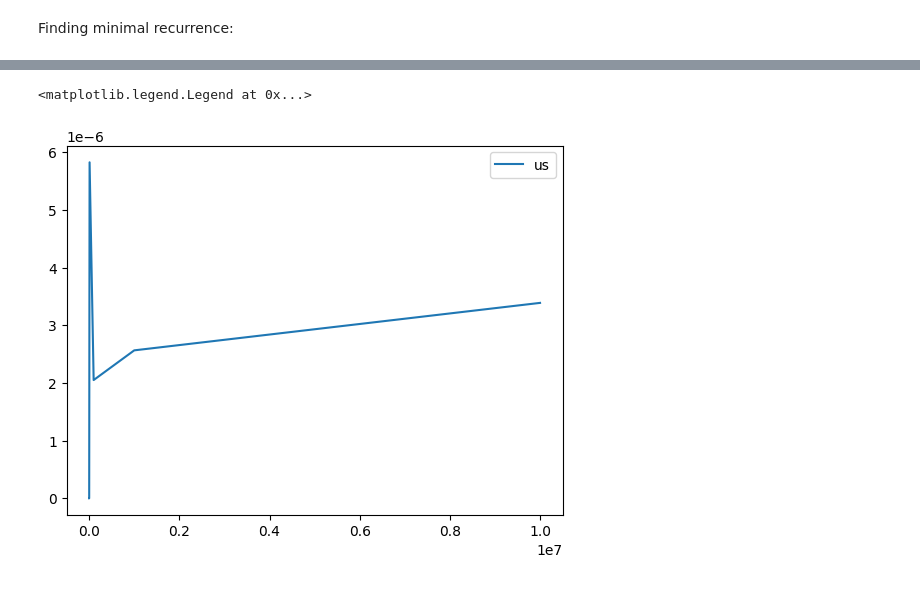
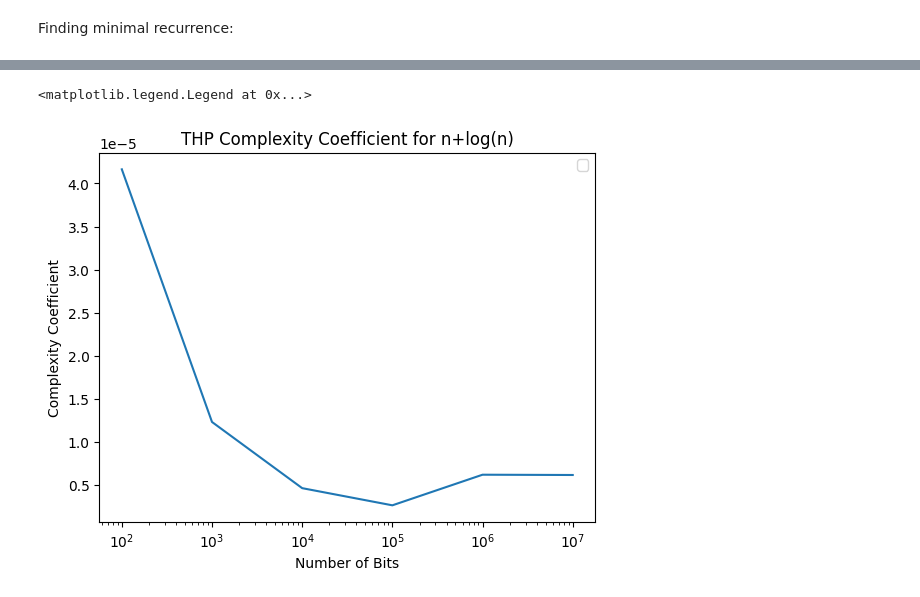
Before and after one commit to Tartertx/LFSR-Research, a Jupyter notebook: algorithm.ipynb, the cells around one changed output, grey strips where cells are left out. Drawn from its saved outputs; the diff is of its cells as text; code cells hidden in the pictures.

```diff
--- a/algorithm.ipynb
+++ b/algorithm.ipynb
@@ -34,7 +34,7 @@ def backTest(upper):
 
     for i in range(upper-1):
         digitLength = 10**(i+1)
-        sampleSize = 1
+        sampleSize = 100
 
         tests = pd.DataFrame(columns=['Test Case', 'Reccurence', 'Solution', 'Solution Length', 'True Length', 'Test Case Length', 'Works?', 'Time']) #initialize the dataframe
         for k in range(sampleSize): #generate the test cases
@@ -73,6 +73,6 @@ def backTest(upper):
         print(f'Mean time for {10}^{i+1} bits and {sampleSize} samples is {np.mean(tests['Time'])}.')
     return out
 
-out = backTest(4)
+out = backTest(8)
 display(out)
 # %% [output]
@@ -86,19 +94,22 @@ Mean time for 10^3 bits and 1 samples is 0.00647712.
 # %%
 import matplotlib.pyplot as plt
 
 def nLogn(n):
     df = pd.DataFrame(columns=['n','n+log(n)'])
     for i in range(1,n):
         df.loc[i] = [10**i, 10**i+math.log(10**i)]
     return df
 
-nl_df = nLogn(8)
+nl_df = nLogn(7)
 
 plt.figure
-plt.plot(out['BitCount'],out['Time']/nl_df['n+log(n)'], label='us')
+plt.title('THP Complexity Coefficient for n+log(n)')
+plt.plot(out['BitCount'],out['Time']/nl_df['n+log(n)'])
 plt.xscale('log')
+plt.xlabel('Number of Bits')
+plt.ylabel('Complexity Coefficient')
 # plt.plot(nl_df['n'], nl_df['n+log(n)'], label = 'n+logn')
 plt.legend()
 # %% [output]
 <matplotlib.legend.Legend at 0x...>
-[figure, old version]
+[figure, new version]
```
Also changed, not shown: parts of 2 cells of this notebook, 7 other files.
